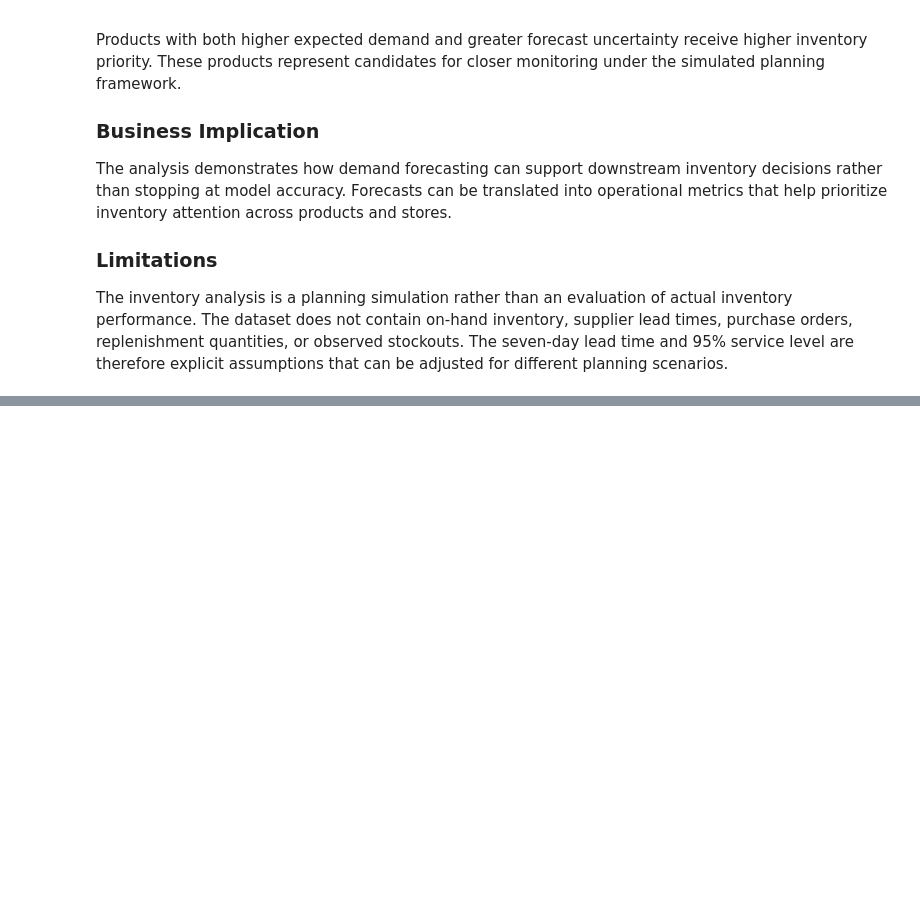
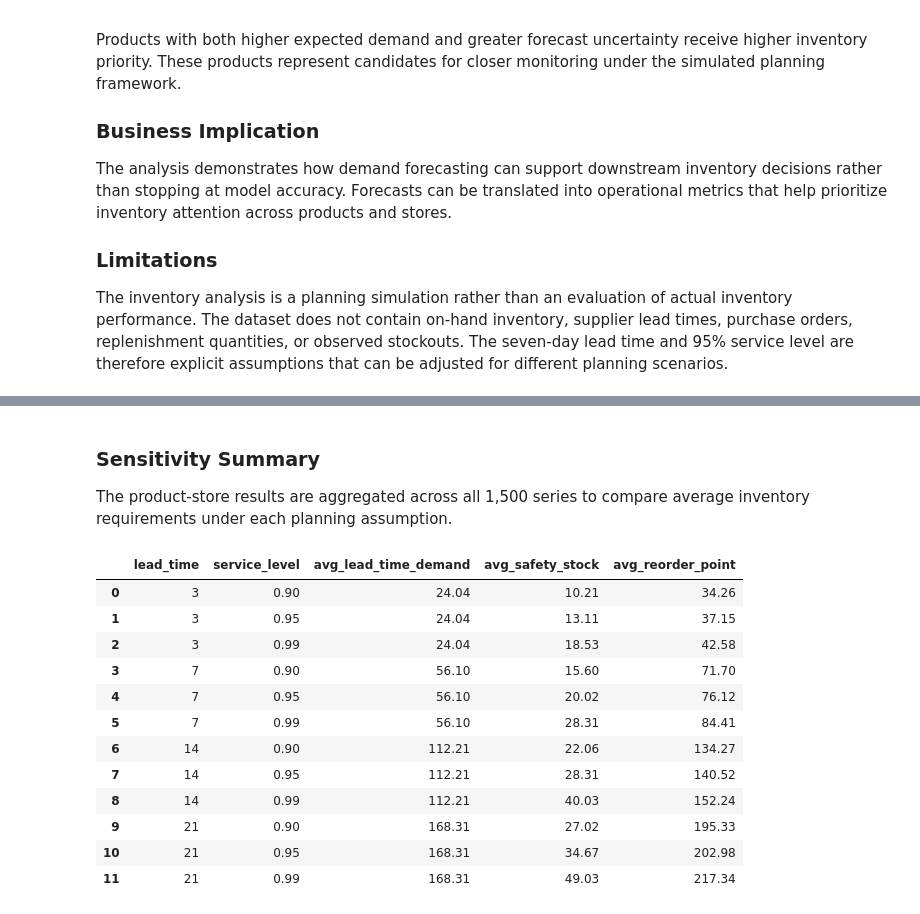
Before and after one commit to nihal-uddin-nu/Retail-Demand-Forecasting-and-Inventory-Analytics, a Jupyter notebook: notebooks/03_Inventory_Analytics.ipynb, the cells around one changed output, grey strips where cells are left out. Cells and saved outputs as stored; diff of their text form; code cells hidden in the pictures; blank space fills up the shorter version.

Commit message:
added sensitivity analysis for lead times and service level; includes Tableau dashboard and screenshots; README updated accordingly

```diff
--- a/notebooks/03_Inventory_Analytics.ipynb
+++ b/notebooks/03_Inventory_Analytics.ipynb
@@ -616,0 +627,11 @@ The inventory analysis is a planning simulation rather than an evaluation of act
+# %%
+lead_times = [3, 7, 14, 21]
+
+service_levels = {
+    0.90: 1.282,
+    0.95: 1.645,
+    0.99: 2.326
+}
+
+print("Lead times:", lead_times)
+print("Service levels:", list(service_levels.keys()))
@@ -616,0 +723,31 @@ The inventory analysis is a planning simulation rather than an evaluation of act
+# %% [markdown]
+### Sensitivity Summary
+
+The product-store results are aggregated across all 1,500 series to compare average inventory requirements under each planning assumption.
+# %%
+sensitivity_summary = (
+    sensitivity_results
+    .groupby(["lead_time", "service_level"], as_index=False)
+    .agg(
+        avg_lead_time_demand=("lead_time_demand", "mean"),
+        avg_safety_stock=("safety_stock", "mean"),
+        avg_reorder_point=("reorder_point", "mean")
+    )
+    .sort_values(["lead_time", "service_level"])
+)
+
+sensitivity_summary.round(2)
+# %% [output]
+|  | lead_time | service_level | avg_lead_time_demand | avg_safety_stock | avg_reorder_point |
+| 0 | 3 | 0.90 | 24.04 | 10.21 | 34.26 |
+| 1 | 3 | 0.95 | 24.04 | 13.11 | 37.15 |
+| 2 | 3 | 0.99 | 24.04 | 18.53 | 42.58 |
+| 3 | 7 | 0.90 | 56.10 | 15.60 | 71.70 |
+| 4 | 7 | 0.95 | 56.10 | 20.02 | 76.12 |
+| 5 | 7 | 0.99 | 56.10 | 28.31 | 84.41 |
+| 6 | 14 | 0.90 | 112.21 | 22.06 | 134.27 |
+| 7 | 14 | 0.95 | 112.21 | 28.31 | 140.52 |
+| 8 | 14 | 0.99 | 112.21 | 40.03 | 152.24 |
+| 9 | 21 | 0.90 | 168.31 | 27.02 | 195.33 |
+| 10 | 21 | 0.95 | 168.31 | 34.67 | 202.98 |
+| 11 | 21 | 0.99 | 168.31 | 49.03 | 217.34 |
```
Also changed, not shown: parts of 12 cells of this notebook, 3 other files.
